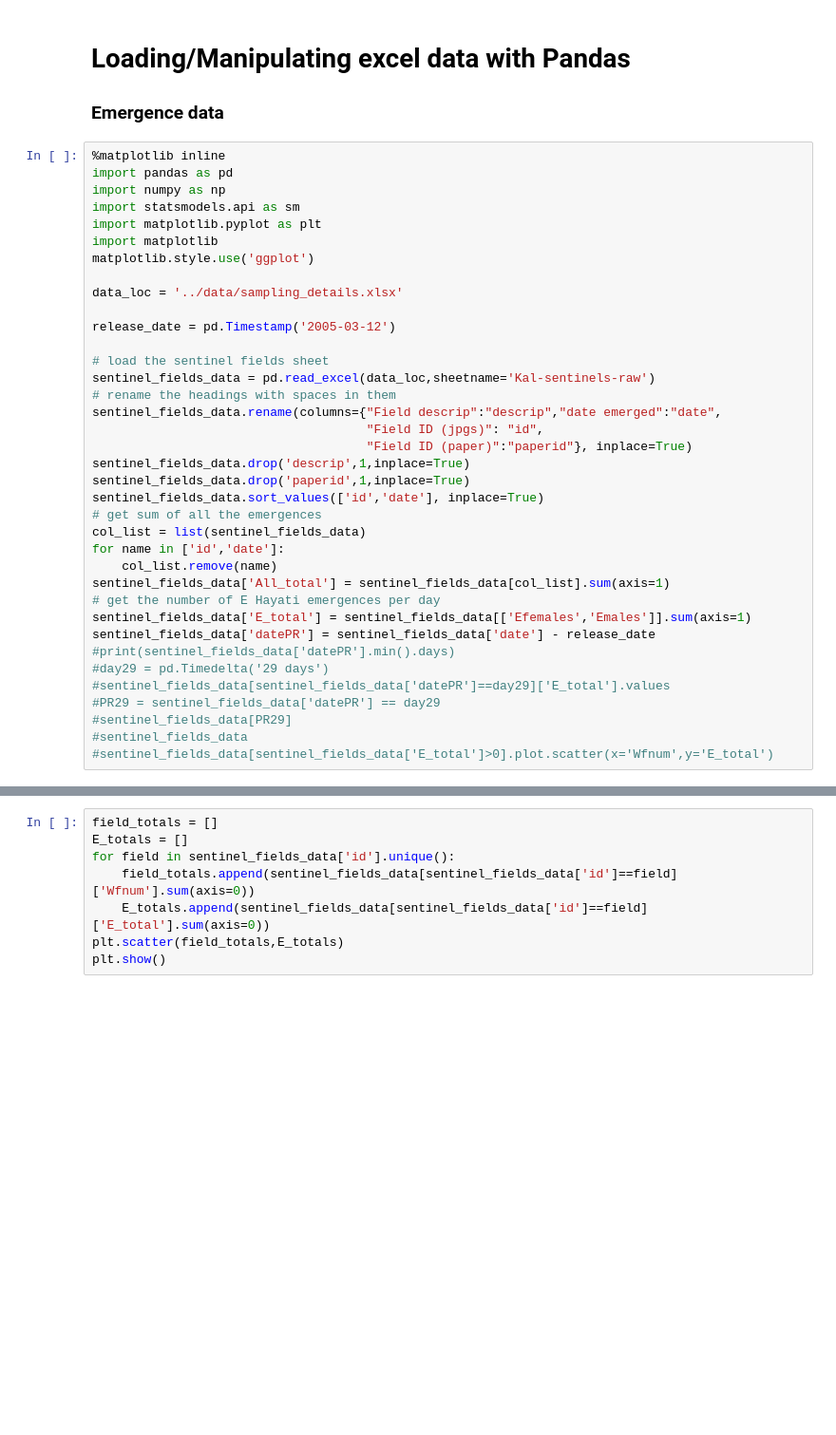
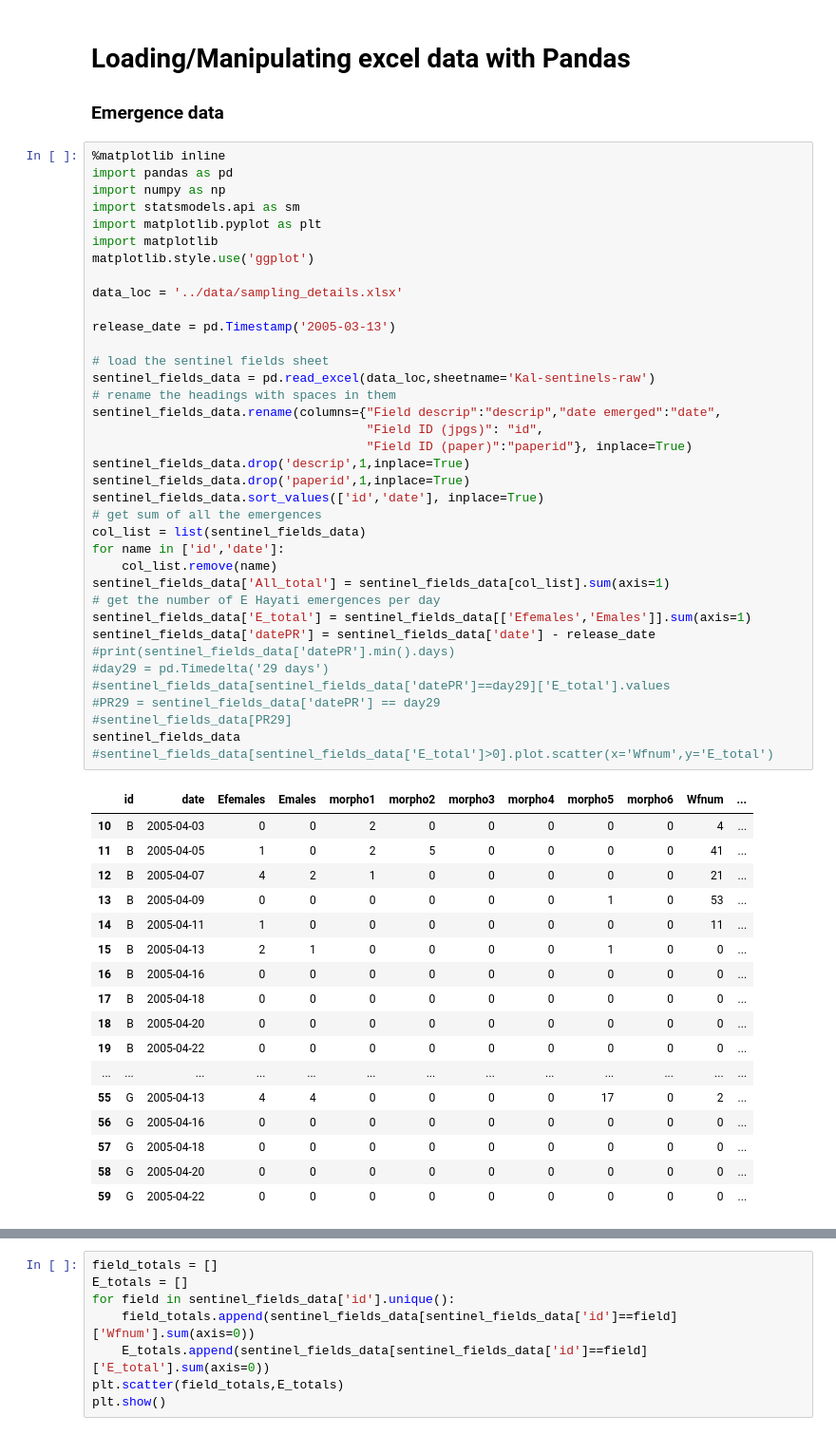
Before and after one commit to mountaindust/Parasitoids, a Jupyter notebook: analytic/docs/Pandas_xlsx_data.ipynb, the cells around one changed output, grey strips where cells are left out. Shown at 95% size. Drawn from its saved outputs; the diff is of its cells as text; blank space fills up the shorter version.

```diff
--- a/analytic/docs/Pandas_xlsx_data.ipynb
+++ b/analytic/docs/Pandas_xlsx_data.ipynb
@@ -10,35 +10,53 @@ import statsmodels.api as sm
 import matplotlib.pyplot as plt
 import matplotlib
 matplotlib.style.use('ggplot')
 
 data_loc = '../data/sampling_details.xlsx'
 
-release_date = pd.Timestamp('2005-03-12')
+release_date = pd.Timestamp('2005-03-13')
 
 # load the sentinel fields sheet
 sentinel_fields_data = pd.read_excel(data_loc,sheetname='Kal-sentinels-raw')
 # rename the headings with spaces in them
 sentinel_fields_data.rename(columns={"Field descrip":"descrip","date emerged":"date",
                                      "Field ID (jpgs)": "id",
                                      "Field ID (paper)":"paperid"}, inplace=True)
 sentinel_fields_data.drop('descrip',1,inplace=True)
 sentinel_fields_data.drop('paperid',1,inplace=True)
 sentinel_fields_data.sort_values(['id','date'], inplace=True)
 # get sum of all the emergences
 col_list = list(sentinel_fields_data)
 for name in ['id','date']:
     col_list.remove(name)
 sentinel_fields_data['All_total'] = sentinel_fields_data[col_list].sum(axis=1)
 # get the number of E Hayati emergences per day
 sentinel_fields_data['E_total'] = sentinel_fields_data[['Efemales','Emales']].sum(axis=1)
 sentinel_fields_data['datePR'] = sentinel_fields_data['date'] - release_date
 #print(sentinel_fields_data['datePR'].min().days)
 #day29 = pd.Timedelta('29 days')
 #sentinel_fields_data[sentinel_fields_data['datePR']==day29]['E_total'].values
 #PR29 = sentinel_fields_data['datePR'] == day29
 #sentinel_fields_data[PR29]
-#sentinel_fields_data
+sentinel_fields_data
 #sentinel_fields_data[sentinel_fields_data['E_total']>0].plot.scatter(x='Wfnum',y='E_total')
+# %% [output]
+|  | id | date | Efemales | Emales | morpho1 | morpho2 | morpho3 | morpho4 | morpho5 | morpho6 | Wfnum | ... |
+| 10 | B | 2005-04-03 | 0 | 0 | 2 | 0 | 0 | 0 | 0 | 0 | 4 | ... |
+| 11 | B | 2005-04-05 | 1 | 0 | 2 | 5 | 0 | 0 | 0 | 0 | 41 | ... |
+| 12 | B | 2005-04-07 | 4 | 2 | 1 | 0 | 0 | 0 | 0 | 0 | 21 | ... |
+| 13 | B | 2005-04-09 | 0 | 0 | 0 | 0 | 0 | 0 | 1 | 0 | 53 | ... |
+| 14 | B | 2005-04-11 | 1 | 0 | 0 | 0 | 0 | 0 | 0 | 0 | 11 | ... |
+| 15 | B | 2005-04-13 | 2 | 1 | 0 | 0 | 0 | 0 | 1 | 0 | 0 | ... |
+| 16 | B | 2005-04-16 | 0 | 0 | 0 | 0 | 0 | 0 | 0 | 0 | 0 | ... |
+| 17 | B | 2005-04-18 | 0 | 0 | 0 | 0 | 0 | 0 | 0 | 0 | 0 | ... |
+| 18 | B | 2005-04-20 | 0 | 0 | 0 | 0 | 0 | 0 | 0 | 0 | 0 | ... |
+| 19 | B | 2005-04-22 | 0 | 0 | 0 | 0 | 0 | 0 | 0 | 0 | 0 | ... |
+| ... | ... | ... | ... | ... | ... | ... | ... | ... | ... | ... | ... | ... |
+| 55 | G | 2005-04-13 | 4 | 4 | 0 | 0 | 0 | 0 | 17 | 0 | 2 | ... |
+| 56 | G | 2005-04-16 | 0 | 0 | 0 | 0 | 0 | 0 | 0 | 0 | 0 | ... |
+| 57 | G | 2005-04-18 | 0 | 0 | 0 | 0 | 0 | 0 | 0 | 0 | 0 | ... |
+| 58 | G | 2005-04-20 | 0 | 0 | 0 | 0 | 0 | 0 | 0 | 0 | 0 | ... |
+| 59 | G | 2005-04-22 | 0 | 0 | 0 | 0 | 0 | 0 | 0 | 0 | 0 | ... |
 # %%
 release_field_data = pd.read_excel(data_loc,sheetname='Kal-releasefield-raw')
 # in our data, North was on the left of the grid. So switch coordinates
```
Also changed, not shown: parts of 3 cells of this notebook, 6 other files.
